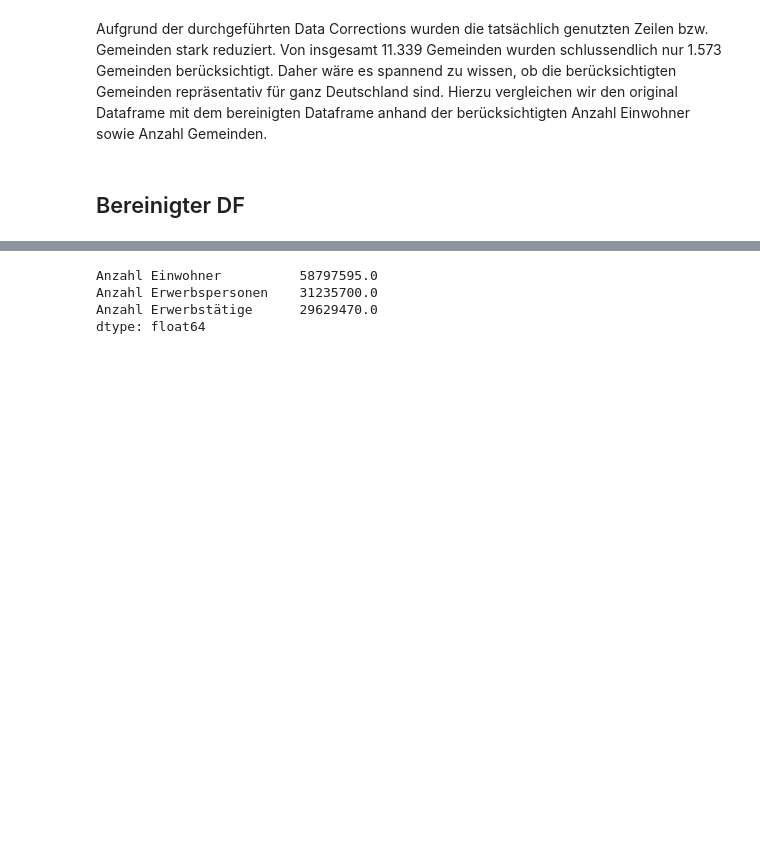
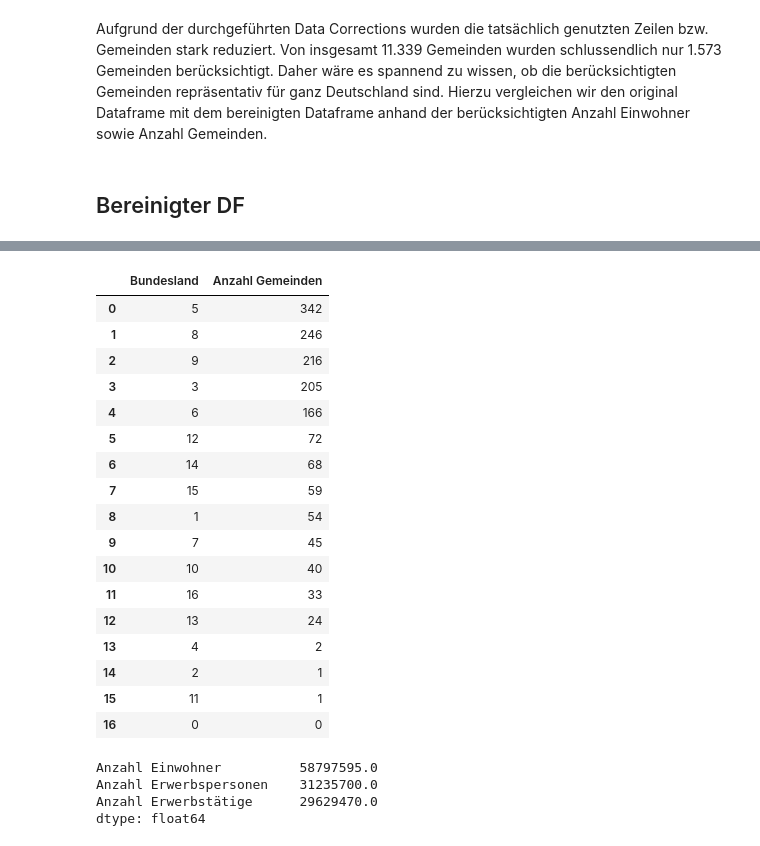
Before and after one commit to NicoHdM/ProjectHdM, a Jupyter notebook: reports/report.ipynb, the cells around one changed output, grey strips where cells are left out. Cells and saved outputs as stored; diff of their text form; code cells hidden in the pictures; blank space fills up the shorter version.

```diff
--- a/reports/report.ipynb
+++ b/reports/report.ipynb
@@ -858,3 +858,27 @@ df_analyse_gemeinde
+# %%
+#| echo: true
+#| code-fold: true
+df_vgl_2=df_analyse_gemeinde.groupby(['Bundesland'])['Bundesland'].count().sort_values(ascending=False).reset_index(name = 'Anzahl Gemeinden')
+df_vgl_2
+# %% [output]
+|  | Bundesland | Anzahl Gemeinden |
+| 0 | 5 | 342 |
+| 1 | 8 | 246 |
+| 2 | 9 | 216 |
+| 3 | 3 | 205 |
+| 4 | 6 | 166 |
+| 5 | 12 | 72 |
+| 6 | 14 | 68 |
+| 7 | 15 | 59 |
+| 8 | 1 | 54 |
+| 9 | 7 | 45 |
+| 10 | 10 | 40 |
+| 11 | 16 | 33 |
+| 12 | 13 | 24 |
+| 13 | 4 | 2 |
+| 14 | 2 | 1 |
+| 15 | 11 | 1 |
+| 16 | 0 | 0 |
 # %%
 #| echo: true
 #| code-fold: true
```
Also changed, not shown: parts of 6 cells of this notebook.
